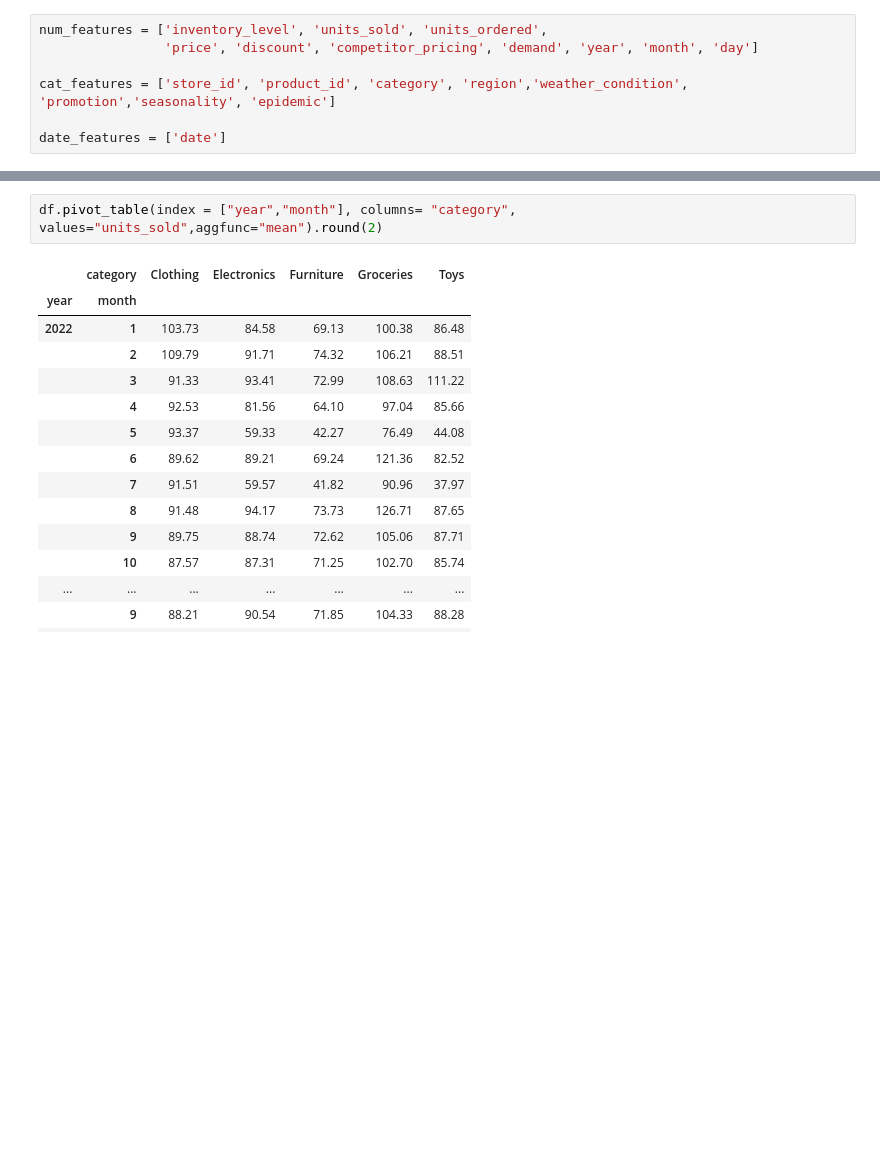
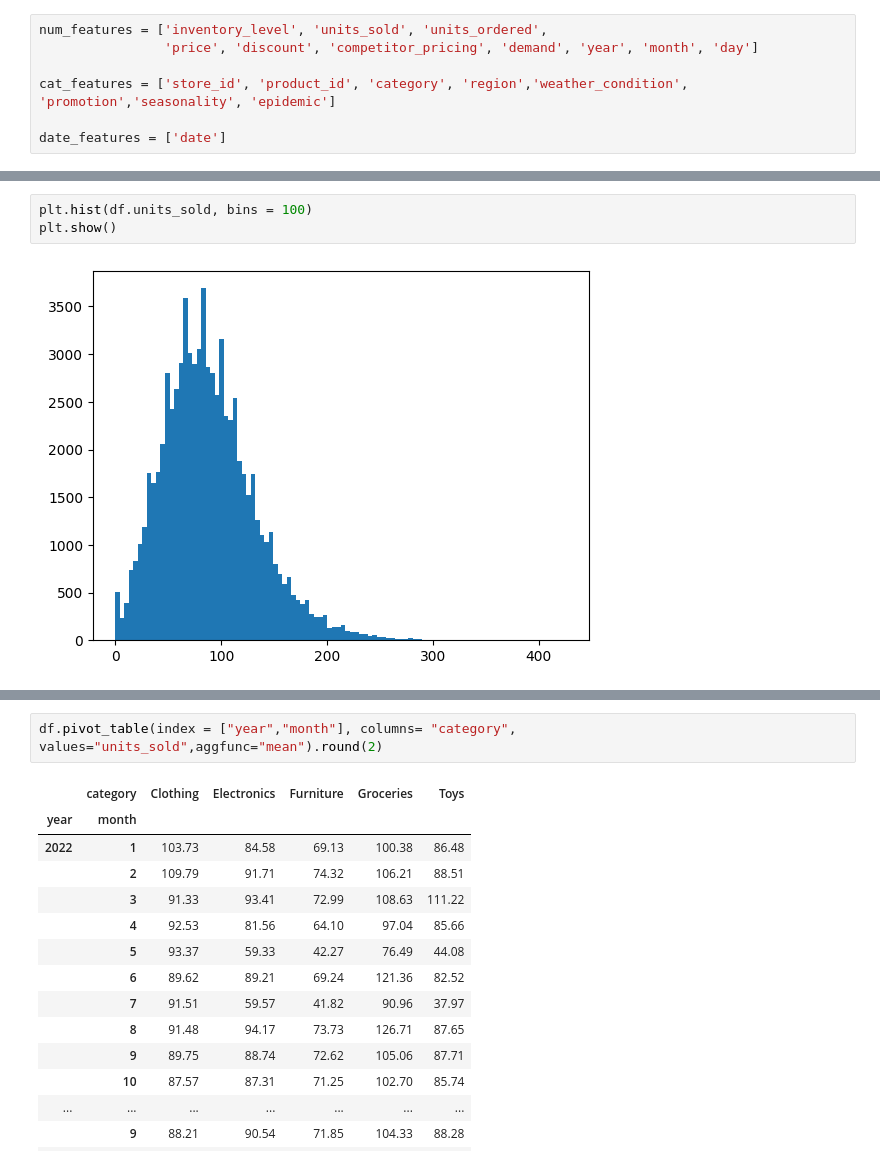
Before and after one commit to lukasmetz27/DemandForecast, a Jupyter notebook: notebooks/EDA.ipynb, the cells around one changed output, grey strips where cells are left out. Drawn from its saved outputs; the diff is of its cells as text; blank space fills up the shorter version.

```diff
--- a/notebooks/EDA.ipynb
+++ b/notebooks/EDA.ipynb
@@ -160,0 +137,5 @@ df.head()
+# %%
+plt.hist(df.units_sold, bins = 100)
+plt.show()
+# %% [output]
+[figure, added]
```
Also changed, not shown: parts of 20 cells of this notebook.
